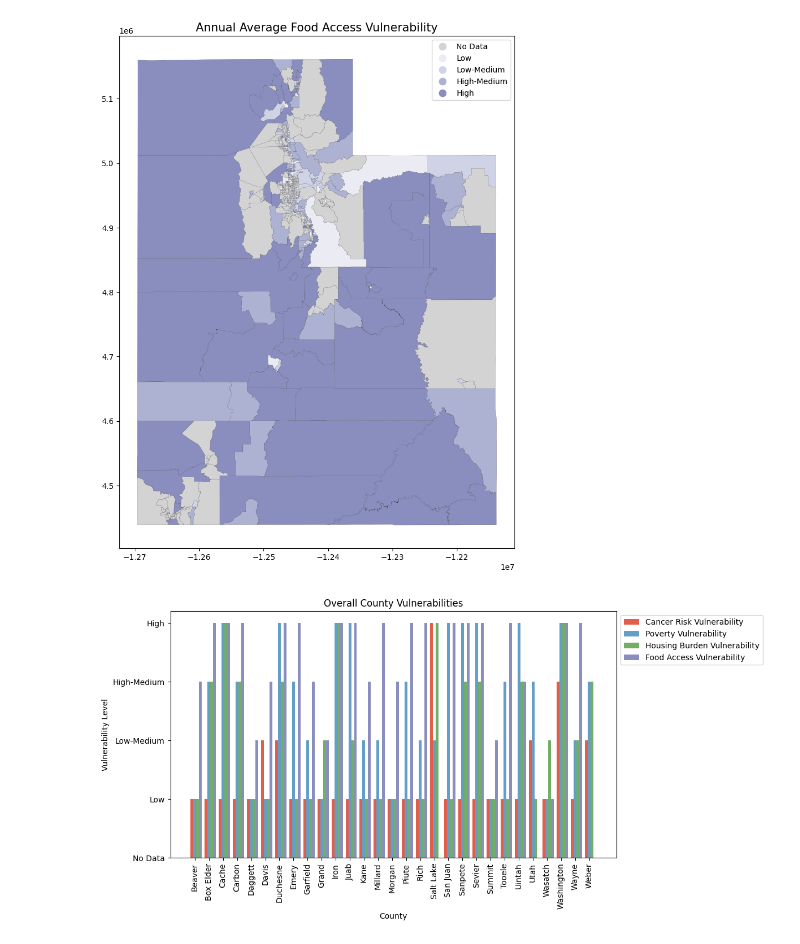
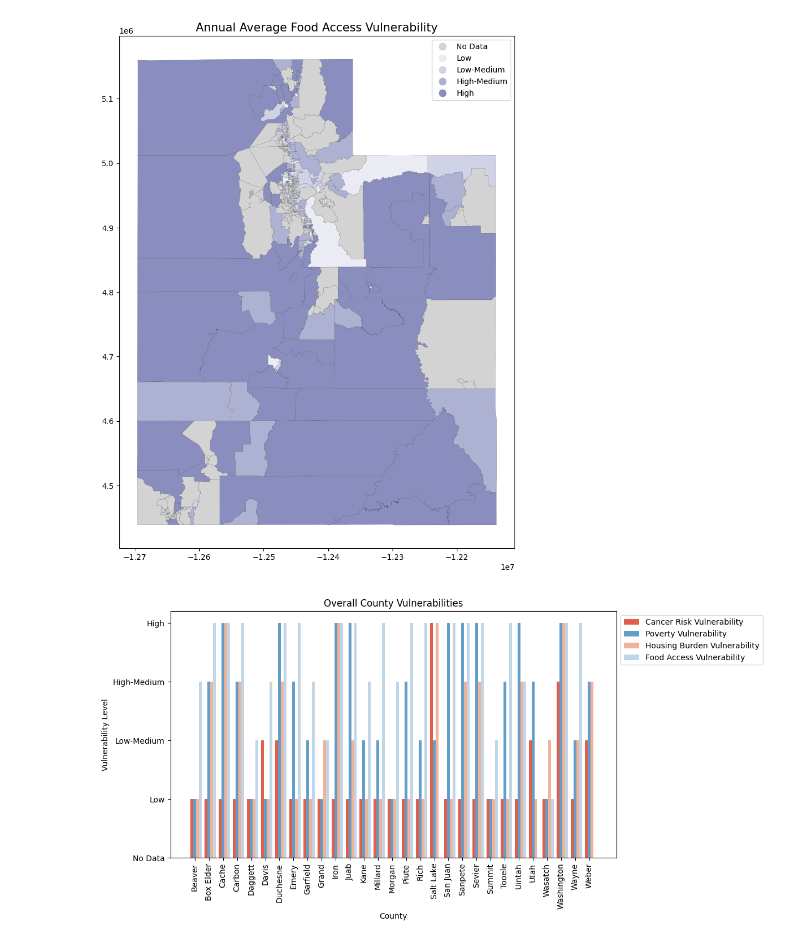
Before and after one commit to js-choi/sdh-data-wrangling, a Jupyter notebook: maps.ipynb, the cells around one changed output. Drawn from its saved outputs; the diff is of its cells as text; code cells hidden in the pictures.

```diff
--- a/maps.ipynb
+++ b/maps.ipynb
@@ -302,35 +302,35 @@ import pandas as pd
 import matplotlib.pyplot as plt
 
 # Setting the figure size
 plt.figure(figsize=(12, 6))
 
 # Plotting grouped bar chart
 bar_width = 0.2
 index = merged.index
 labels = merged['County']
-colors = ['#e15e4a', '#639ec8', '#72ae66', '#8a8ebe']
+colors = ['#e15e4a', '#639ec8', '#f2b297', '#bfd6e8']
 
 for i, col in enumerate(merged.columns[1:]):
     # Mapping vulnerability levels
     merged[col] = merged[col].map({
         'No Data': 0,
         'Low': 1,
         'Low-Medium': 2,
         'High-Medium': 3,
         'High': 4
     })
     plt.bar(index + i * bar_width, merged[col], bar_width, label=col, color=colors[i])
 
 plt.xlabel('County')
 plt.ylabel('Vulnerability Level')
 plt.title('Overall County Vulnerabilities')
 plt.xticks(index + bar_width * 1, labels, rotation=90)
 plt.yticks(range(5), ['No Data', 'Low', 'Low-Medium', 'High-Medium', 'High'])
 plt.legend(loc='upper left', bbox_to_anchor=(1, 1))
 plt.tight_layout()
 plt.show()
 # %% [output]
-[figure, old version]
+[figure, new version]
 # %%
 #E_POV150 - Persons below 150% poverty estimate
 #E_HBURD - Housing cost-burdened occupied housing units with annual income less than $75,000 (30%+ of income spent on housing costs)
```
